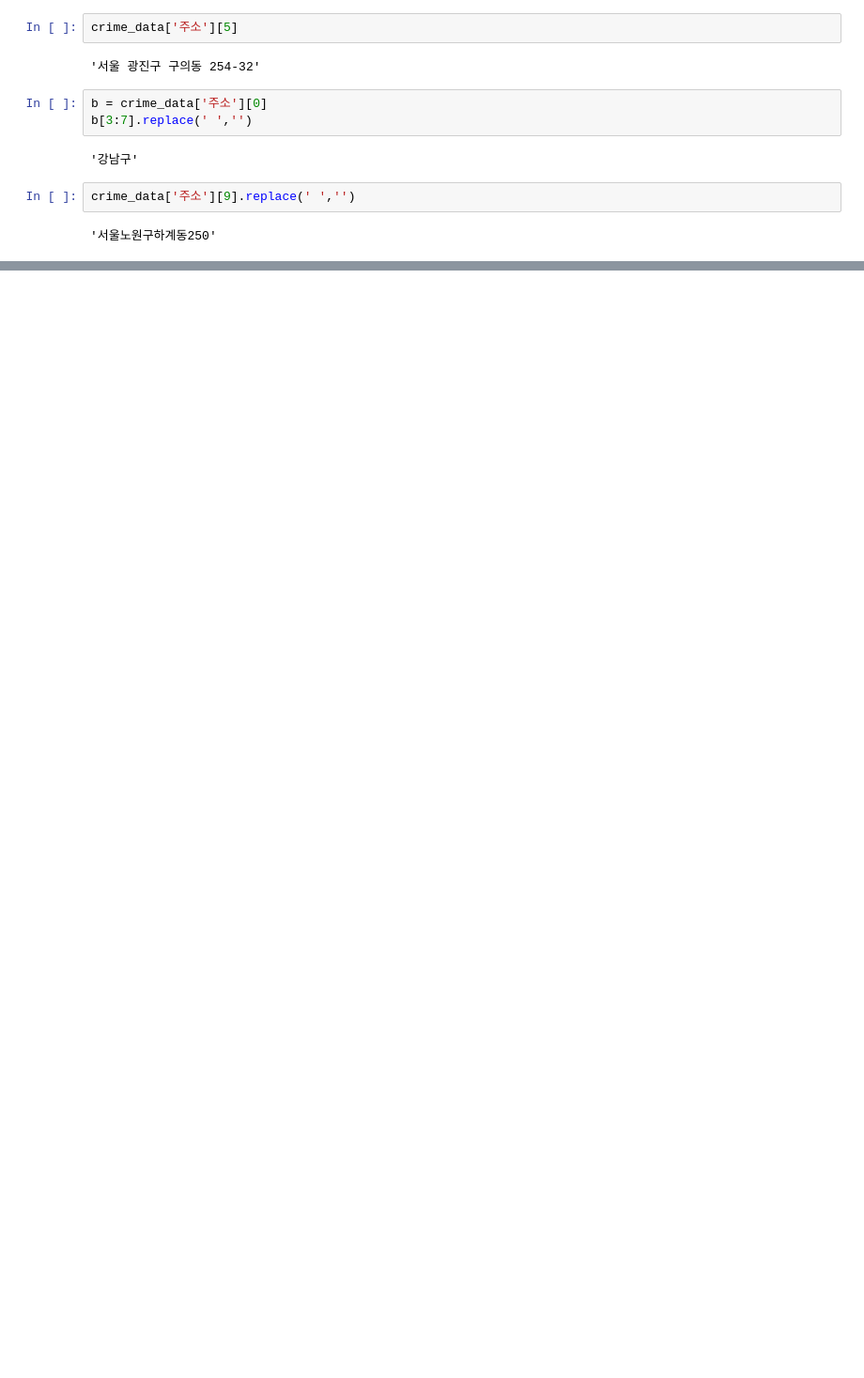
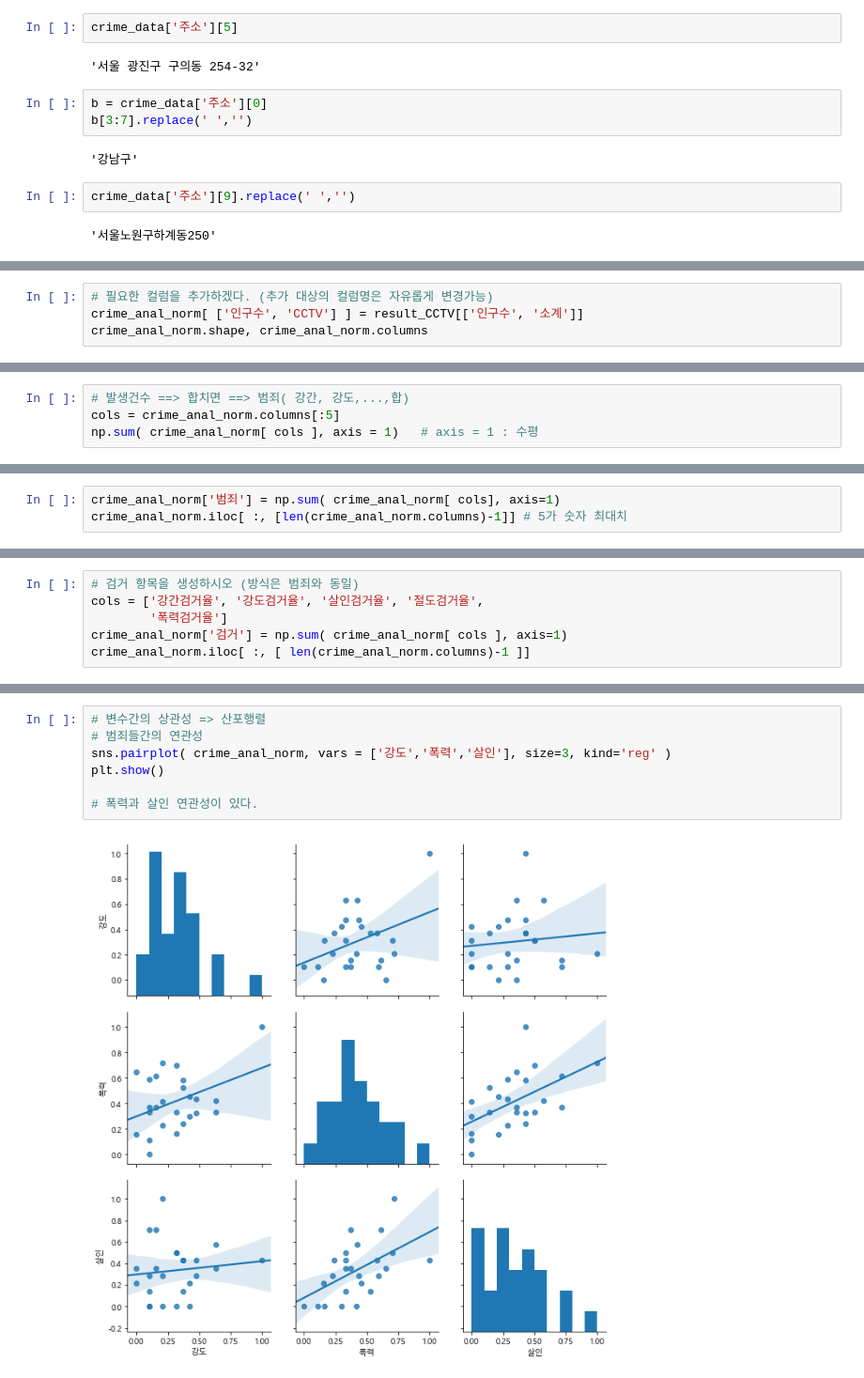
Before and after one commit to ParkKeunYoung/py_projects, a Jupyter notebook: analysis/pandas/processing/step2_crime_seoul_analysis_by_cctv_pop.ipynb, the cells around one changed output, grey strips where cells are left out. Shown at 94% size. Saved outputs shown, nothing was run; the diff lists cells and outputs as text; blank space fills up the shorter version.

```diff
--- a/analysis/pandas/processing/step2_crime_seoul_analysis_by_cctv_pop.ipynb
+++ b/analysis/pandas/processing/step2_crime_seoul_analysis_by_cctv_pop.ipynb
@@ -321,0 +965,4 @@ crime_data['주소'][9].replace(' ','')
+# %%
+# 필요한 컬럼을 추가하겠다. (추가 대상의 컬럼명은 자유롭게 변경가능)
+crime_anal_norm[ ['인구수', 'CCTV'] ] = result_CCTV[['인구수', '소계']]
+crime_anal_norm.shape, crime_anal_norm.columns
@@ -321,0 +974,4 @@ crime_data['주소'][9].replace(' ','')
+# %%
+# 발생건수 ==> 합치면 ==> 범죄( 강간, 강도,...,합)
+cols = crime_anal_norm.columns[:5]
+np.sum( crime_anal_norm[ cols ], axis = 1)   # axis = 1 : 수평
@@ -321,0 +996,3 @@ crime_data['주소'][9].replace(' ','')
+# %%
+crime_anal_norm['범죄'] = np.sum( crime_anal_norm[ cols], axis=1)
+crime_anal_norm.iloc[ :, [len(crime_anal_norm.columns)-1]] # 5가 숫자 최대치
@@ -321,0 +1020,6 @@ crime_data['주소'][9].replace(' ','')
+# %%
+# 검거 항목을 생성하시오 (방식은 범죄와 동일)
+cols = ['강간검거율', '강도검거율', '살인검거율', '절도검거율',
+        '폭력검거율']
+crime_anal_norm['검거'] = np.sum( crime_anal_norm[ cols ], axis=1)
+crime_anal_norm.iloc[ :, [ len(crime_anal_norm.columns)-1 ]]
@@ -321,0 +1086,9 @@ crime_data['주소'][9].replace(' ','')
+# %%
+# 변수간의 상관성 => 산포행렬
+# 범죄들간의 연관성
+sns.pairplot( crime_anal_norm, vars = ['강도','폭력','살인'], size=3, kind='reg' )
+plt.show()
+
+# 폭력과 살인 연관성이 있다.
+# %% [output]
+[figure, added]
```
Also changed, not shown: parts of 88 cells of this notebook, 7 other files.
